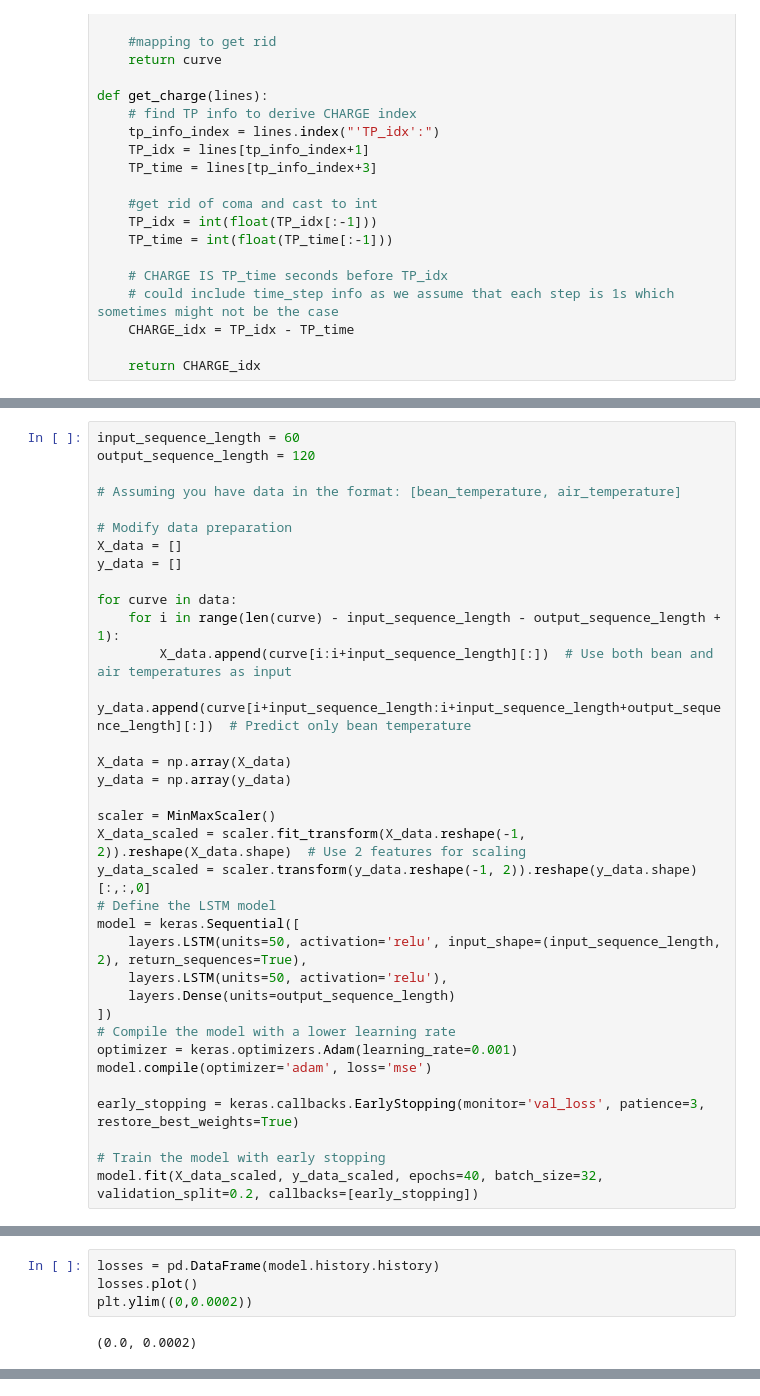
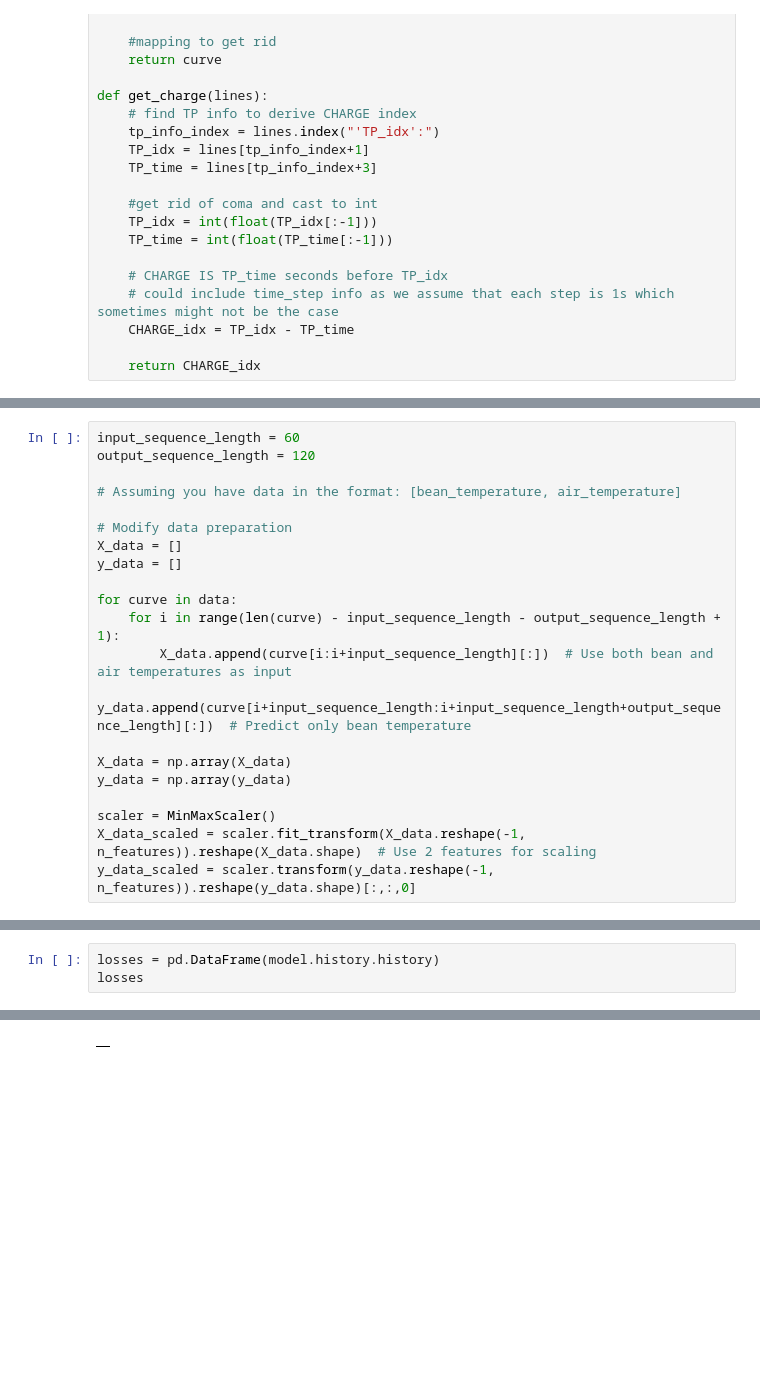
Before and after one commit to Farynus13/ROAST-CURVE-PREDICTION, a Jupyter notebook: modeling using timedistributed instead of generators.ipynb, the cells around one changed output, grey strips where cells are left out. Cells and saved outputs as stored; diff of their text form; blank space fills up the shorter version.

```diff
--- a/modeling using timedistributed instead of generators.ipynb
+++ b/modeling using timedistributed instead of generators.ipynb
@@ -173,19 +174,5 @@ X_data = np.array(X_data)
 y_data = np.array(y_data)
 
 scaler = MinMaxScaler()
-X_data_scaled = scaler.fit_transform(X_data.reshape(-1, 2)).reshape(X_data.shape)  # Use 2 features for scaling
-y_data_scaled = scaler.transform(y_data.reshape(-1, 2)).reshape(y_data.shape)[:,:,0]
-# Define the LSTM model
-model = keras.Sequential([
-    layers.LSTM(units=50, activation='relu', input_shape=(input_sequence_length, 2), return_sequences=True),
-    layers.LSTM(units=50, activation='relu'),
-    layers.Dense(units=output_sequence_length)
-])
-# Compile the model with a lower learning rate
-optimizer = keras.optimizers.Adam(learning_rate=0.001)
-model.compile(optimizer='adam', loss='mse')
-
-early_stopping = keras.callbacks.EarlyStopping(monitor='val_loss', patience=3, restore_best_weights=True)
-
-# Train the model with early stopping
-model.fit(X_data_scaled, y_data_scaled, epochs=40, batch_size=32, validation_split=0.2, callbacks=[early_stopping])
+X_data_scaled = scaler.fit_transform(X_data.reshape(-1, n_features)).reshape(X_data.shape)  # Use 2 features for scaling
+y_data_scaled = scaler.transform(y_data.reshape(-1, n_features)).reshape(y_data.shape)[:,:,0]
@@ -257,6 +245,4 @@ Predicted Sequence:
 # %%
 losses = pd.DataFrame(model.history.history)
-losses.plot()
-plt.ylim((0,0.0002))
+losses
 # %% [output]
-(0.0, 0.0002)
@@ -263,0 +249 @@ plt.ylim((0,0.0002))
+|  |
```
Also changed, not shown: parts of 10 cells of this notebook, 21 other files.
